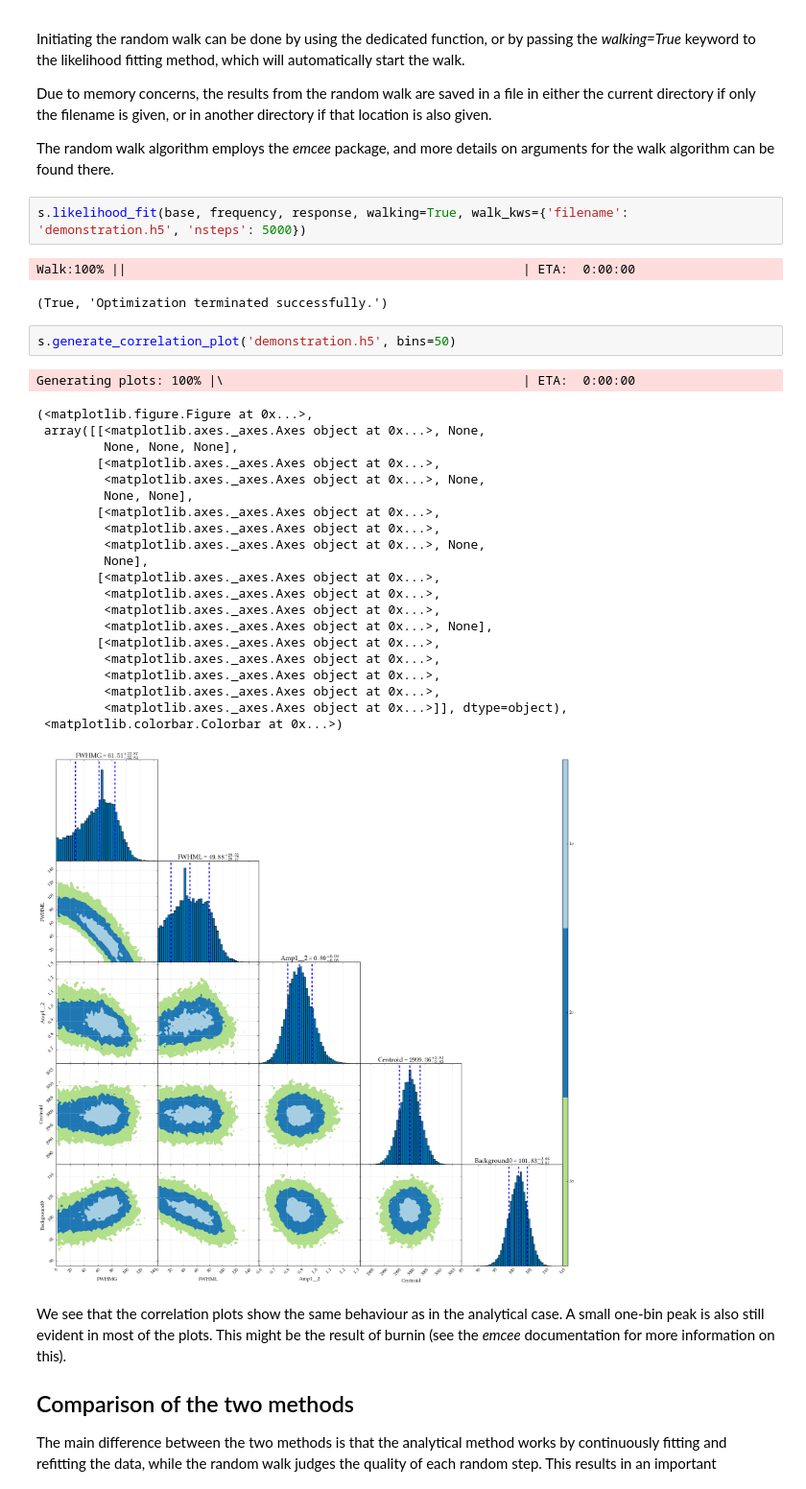
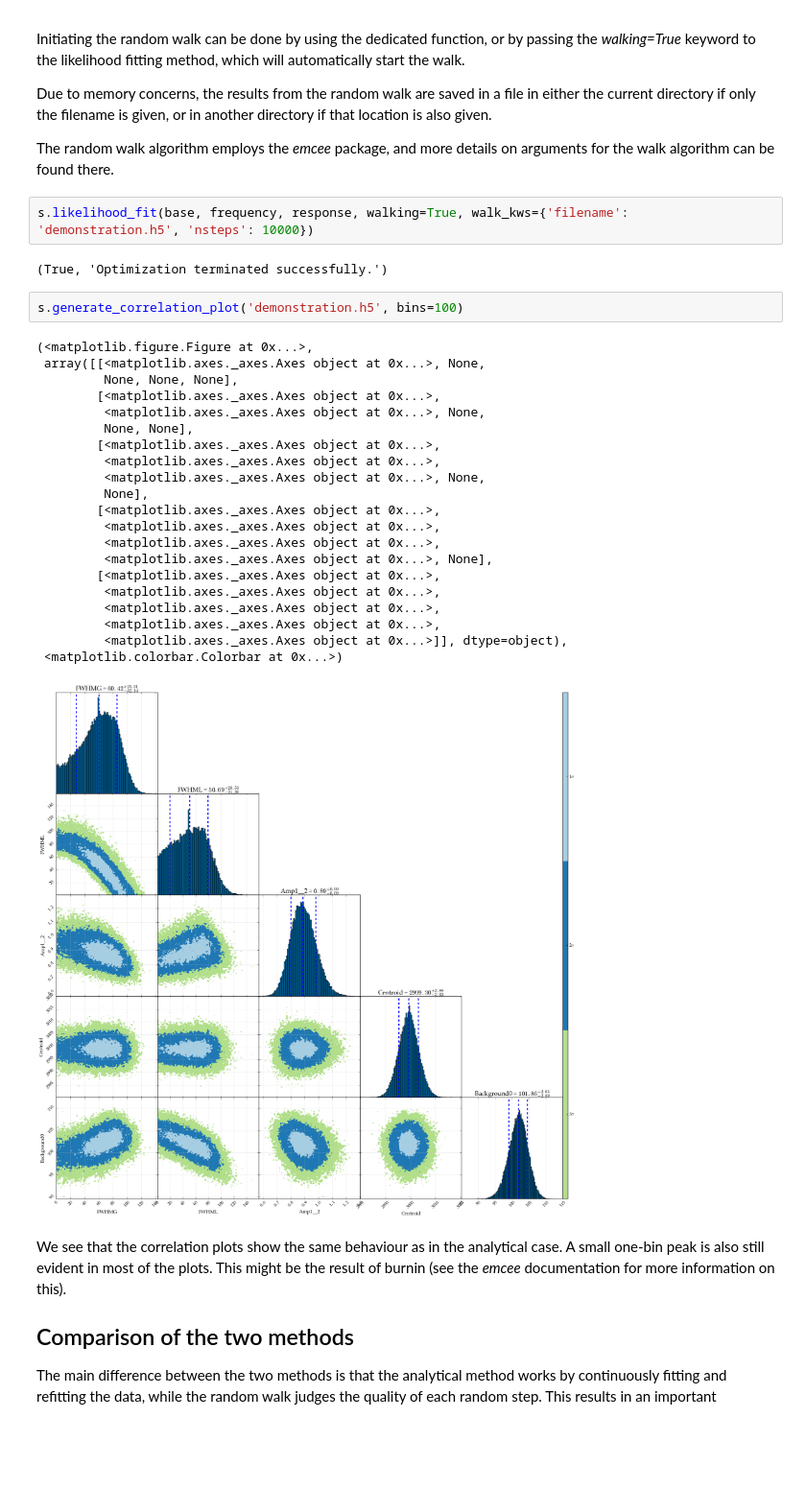
Before and after one commit to woutergins/satlas, a Jupyter notebook: doc/source/tutorials/randomwalk.ipynb, the cells around one changed output. Shown at 96% size. Drawn from its saved outputs; the diff is of its cells as text; blank space fills up the shorter version.

```diff
--- a/doc/source/tutorials/randomwalk.ipynb
+++ b/doc/source/tutorials/randomwalk.ipynb
@@ -93,35 +76,33 @@ Due to memory concerns, the results from the random walk are saved in a file in
 
 The random walk algorithm employs the *emcee* package, and more details on arguments for the walk algorithm can be found there.
 # %%
-s.likelihood_fit(base, frequency, response, walking=True, walk_kws={'filename': 'demonstration.h5', 'nsteps': 5000})
+s.likelihood_fit(base, frequency, response, walking=True, walk_kws={'filename': 'demonstration.h5', 'nsteps': 10000})
 # %% [output]
-Walk:100% ||                                                     | ETA:  0:00:00
+(True, 'Optimization terminated successfully.')
-(True, 'Optimization terminated successfully.')
 # %%
-s.generate_correlation_plot('demonstration.h5', bins=50)
+s.generate_correlation_plot('demonstration.h5', bins=100)
 # %% [output]
-Generating plots: 100% |\                                        | ETA:  0:00:00
+(<matplotlib.figure.Figure at 0x...>,
+ array([[<matplotlib.axes._axes.Axes object at 0x...>, None,
+         None, None, None],
+        [<matplotlib.axes._axes.Axes object at 0x...>,
+         <matplotlib.axes._axes.Axes object at 0x...>, None,
+         None, None],
+        [<matplotlib.axes._axes.Axes object at 0x...>,
+         <matplotlib.axes._axes.Axes object at 0x...>,
+         <matplotlib.axes._axes.Axes object at 0x...>, None,
+         None],
+        [<matplotlib.axes._axes.Axes object at 0x...>,
+         <matplotlib.axes._axes.Axes object at 0x...>,
+         <matplotlib.axes._axes.Axes object at 0x...>,
+         <matplotlib.axes._axes.Axes object at 0x...>, None],
+        [<matplotlib.axes._axes.Axes object at 0x...>,
+         <matplotlib.axes._axes.Axes object at 0x...>,
+         <matplotlib.axes._axes.Axes object at 0x...>,
+         <matplotlib.axes._axes.Axes object at 0x...>,
+         <matplotlib.axes._axes.Axes object at 0x...>]], dtype=object),
+ <matplotlib.colorbar.Colorbar at 0x...>)
-(<matplotlib.figure.Figure at 0x...>,
- array([[<matplotlib.axes._axes.Axes object at 0x...>, None,
-         None, None, None],
-        [<matplotlib.axes._axes.Axes object at 0x...>,
-         <matplotlib.axes._axes.Axes object at 0x...>, None,
-         None, None],
-        [<matplotlib.axes._axes.Axes object at 0x...>,
-         <matplotlib.axes._axes.Axes object at 0x...>,
-         <matplotlib.axes._axes.Axes object at 0x...>, None,
-         None],
-        [<matplotlib.axes._axes.Axes object at 0x...>,
-         <matplotlib.axes._axes.Axes object at 0x...>,
-         <matplotlib.axes._axes.Axes object at 0x...>,
-         <matplotlib.axes._axes.Axes object at 0x...>, None],
-        [<matplotlib.axes._axes.Axes object at 0x...>,
-         <matplotlib.axes._axes.Axes object at 0x...>,
-         <matplotlib.axes._axes.Axes object at 0x...>,
-         <matplotlib.axes._axes.Axes object at 0x...>,
-         <matplotlib.axes._axes.Axes object at 0x...>]], dtype=object),
- <matplotlib.colorbar.Colorbar at 0x...>)
-[figure, old version]
+[figure, new version]
 # %% [markdown]
 We see that the correlation plots show the same behaviour as in the analytical case. A small one-bin peak is also still evident in most of the plots. This might be the result of burnin (see the *emcee* documentation for more information on this).
 
```
Also changed, not shown: parts of 1 cell of this notebook, 29 other files.
